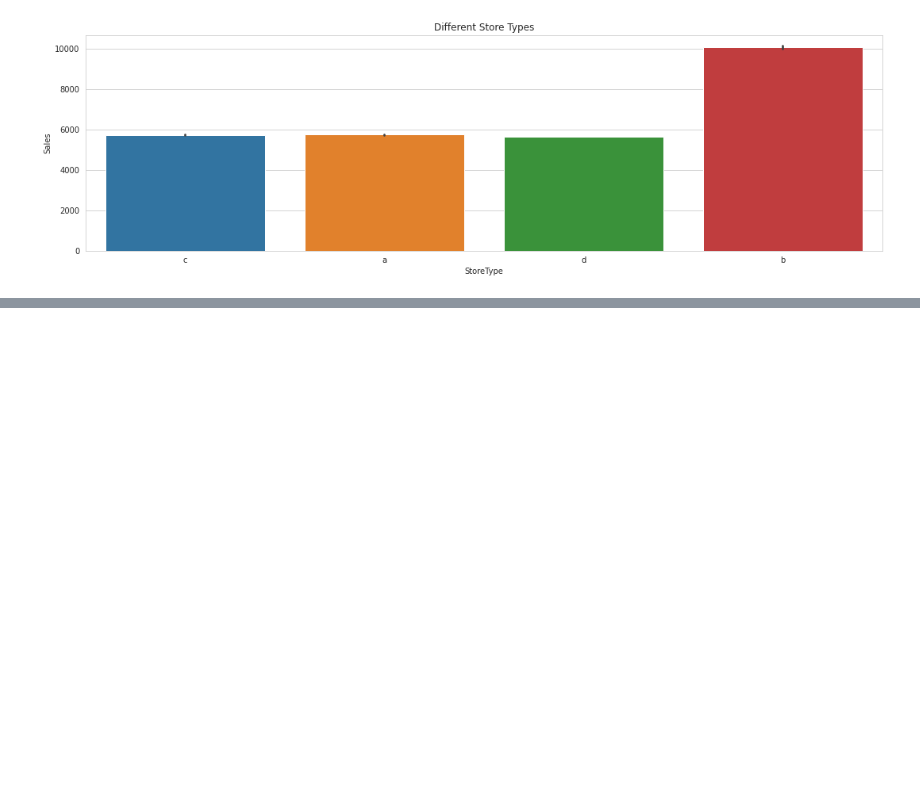
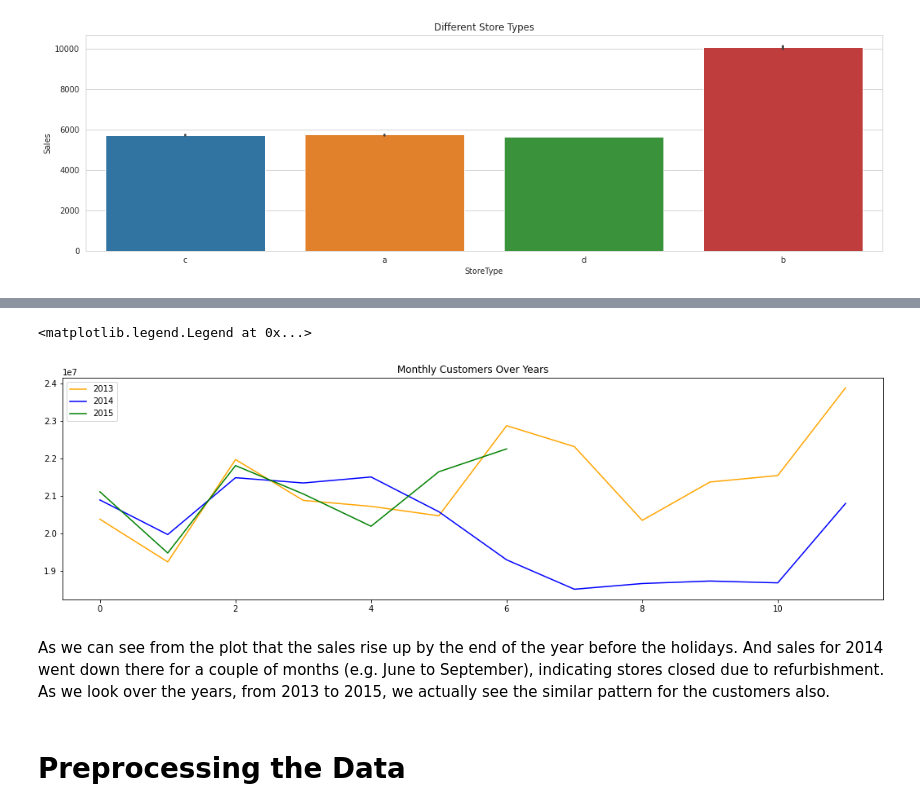
Before and after one commit to krishna9734/Rossmann-Sales-Prediction, a Jupyter notebook: Rossmann_Sales_Prediction_Capstone_Project.ipynb, the cells around one changed output, grey strips where cells are left out. Drawn from its saved outputs; the diff is of its cells as text; code cells hidden in the pictures; blank space fills up the shorter version.

```diff
--- a/Rossmann_Sales_Prediction_Capstone_Project.ipynb
+++ b/Rossmann_Sales_Prediction_Capstone_Project.ipynb
@@ -303,0 +360,15 @@ sns.barplot(x = 'StoreType', y = 'Sales', data = merged_df);
+# %%
+# Plotting the customers through timeline
+plt.figure(figsize=(18,5))
+plt.title('Monthly Customers Over Years')
+plt.plot(customers_2013.loc[:,'Customers'],label='2013',color='orange')
+plt.plot(customers_2014.loc[:,'Customers'],label='2014',color='blue')
+plt.plot(customers_2015.loc[:,'Customers'],label='2015',color='green')
+plt.legend()
+# %% [output]
+<matplotlib.legend.Legend at 0x...>
+[figure, added]
+# %% [markdown]
+As we can see from the plot that the sales rise up by the end of the year before the holidays. And sales for 2014 went down there for a couple of months (e.g. June to September), indicating stores closed due to refurbishment. As we look over the years, from 2013 to 2015, we actually see the similar pattern for the customers also.
+# %% [markdown]
+# Preprocessing the Data
```
Also changed, not shown: parts of 32 cells of this notebook.
